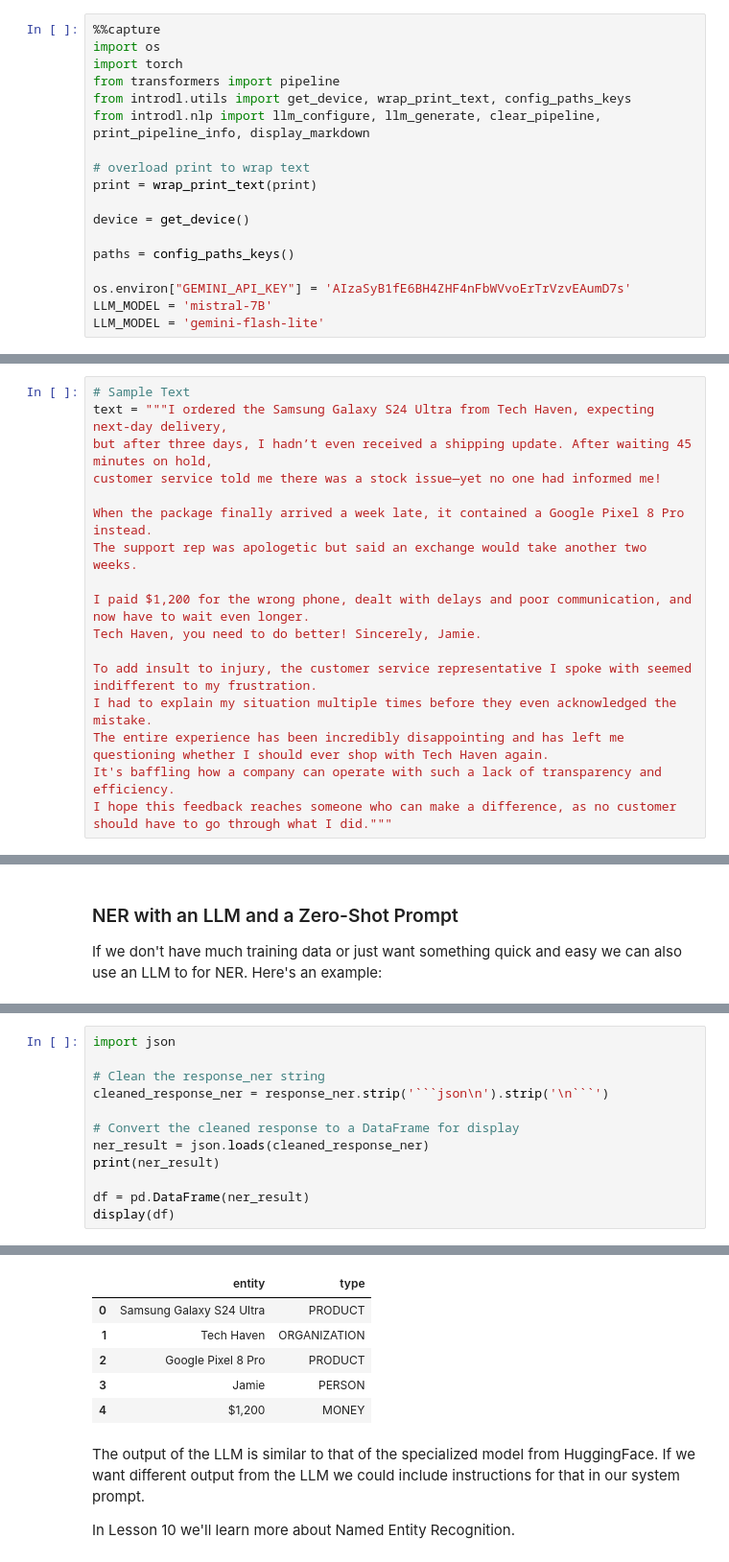
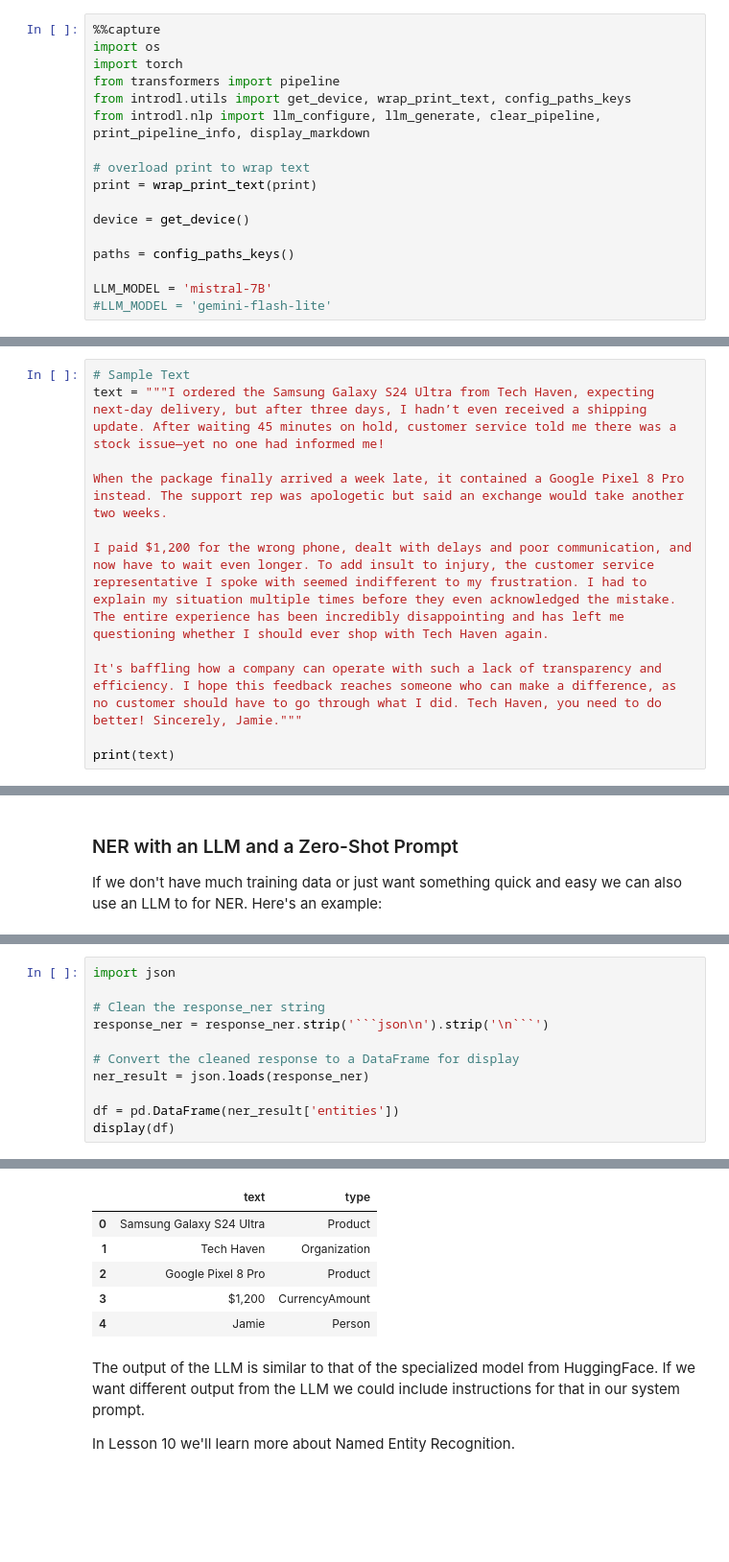
Before and after one commit to marceloamoraes/DS776_DeepLearning, a Jupyter notebook: Lessons/Lesson_07_Transformers_Intro/L07_2_NLP_Tasks.ipynb, the cells around one changed output, grey strips where cells are left out. Shown at 96% size. Saved outputs shown, nothing was run; the diff lists cells and outputs as text; blank space fills up the shorter version.

````diff
--- a/Lessons/Lesson_07_Transformers_Intro/L07_2_NLP_Tasks.ipynb
+++ b/Lessons/Lesson_07_Transformers_Intro/L07_2_NLP_Tasks.ipynb
@@ -16,9 +16,8 @@ device = get_device()
 
 paths = config_paths_keys()
 
-os.environ["GEMINI_API_KEY"] = 'AIzaSyB1fE6BH4ZHF4nFbWVvoErTrVzvEAumD7s'
 LLM_MODEL = 'mistral-7B'
-LLM_MODEL = 'gemini-flash-lite'
+#LLM_MODEL = 'gemini-flash-lite'
 # %% [markdown]
 # Introduction to NLP Tasks with Transformer Models
 
@@ -31,18 +30,12 @@ Using LLMs for various NLP tasks is common when there isn't much labeled data av
 Throughout this notebook we'll use the following customer feedback message that as an example:
 # %%
 # Sample Text
-text = """I ordered the Samsung Galaxy S24 Ultra from Tech Haven, expecting next-day delivery,
-but after three days, I hadn’t even received a shipping update. After waiting 45 minutes on hold,
-customer service told me there was a stock issue—yet no one had informed me!
+text = """I ordered the Samsung Galaxy S24 Ultra from Tech Haven, expecting next-day delivery, but after three days, I hadn’t even received a shipping update. After waiting 45 minutes on hold, customer service told me there was a stock issue—yet no one had informed me!
 
-When the package finally arrived a week late, it contained a Google Pixel 8 Pro instead.
-The support rep was apologetic but said an exchange would take another two weeks.
+When the package finally arrived a week late, it contained a Google Pixel 8 Pro instead. The support rep was apologetic but said an exchange would take another two weeks.
 
-I paid $1,200 for the wrong phone, dealt with delays and poor communication, and now have to wait even longer.
-Tech Haven, you need to do better! Sincerely, Jamie.
+I paid $1,200 for the wrong phone, dealt with delays and poor communication, and now have to wait even longer. To add insult to injury, the customer service representative I spoke with seemed indifferent to my frustration. I had to explain my situation multiple times before they even acknowledged the mistake. The entire experience has been incredibly disappointing and has left me questioning whether I should ever shop with Tech Haven again.
 
-To add insult to injury, the customer service representative I spoke with seemed indifferent to my frustration.
-I had to explain my situation multiple times before they even acknowledged the mistake.
-The entire experience has been incredibly disappointing and has left me questioning whether I should ever shop with Tech Haven again.
-It's baffling how a company can operate with such a lack of transparency and efficiency.
-I hope this feedback reaches someone who can make a difference, as no customer should have to go through what I did."""
+It's baffling how a company can operate with such a lack of transparency and efficiency. I hope this feedback reaches someone who can make a difference, as no customer should have to go through what I did. Tech Haven, you need to do better! Sincerely, Jamie."""
+
+print(text)
@@ -224,12 +240,11 @@ The LLM returned markdown to display the json result.  To make it easier to disp
 import json
 
 # Clean the response_ner string
-cleaned_response_ner = response_ner.strip('```json\n').strip('\n```')
+response_ner = response_ner.strip('```json\n').strip('\n```')
 
 # Convert the cleaned response to a DataFrame for display
-ner_result = json.loads(cleaned_response_ner)
-print(ner_result)
+ner_result = json.loads(response_ner)
 
-df = pd.DataFrame(ner_result)
+df = pd.DataFrame(ner_result['entities'])
 display(df)
 # %% [output]
@@ -240,9 +251,9 @@ Haven', 'type': 'ORGANIZATION'}, {'entity': 'Google Pixel 8 Pro', 'type':
-|  | entity | type |
-| 0 | Samsung Galaxy S24 Ultra | PRODUCT |
-| 1 | Tech Haven | ORGANIZATION |
-| 2 | Google Pixel 8 Pro | PRODUCT |
-| 3 | Jamie | PERSON |
-| 4 | $1,200 | MONEY |
+|  | text | type |
+| 0 | Samsung Galaxy S24 Ultra | Product |
+| 1 | Tech Haven | Organization |
+| 2 | Google Pixel 8 Pro | Product |
+| 3 | $1,200 | CurrencyAmount |
+| 4 | Jamie | Person |
 # %% [markdown]
 The output of the LLM is similar to that of the specialized model from HuggingFace.  If we want different output from the LLM we could include instructions for that in our system prompt.
 
````
Also changed, not shown: parts of 45 cells of this notebook.
